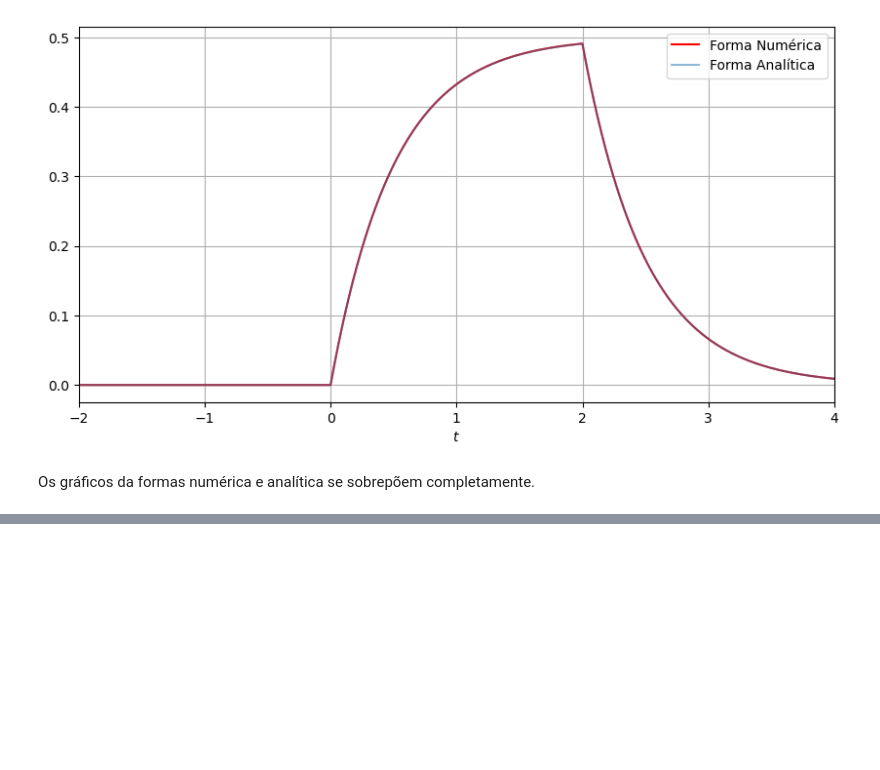
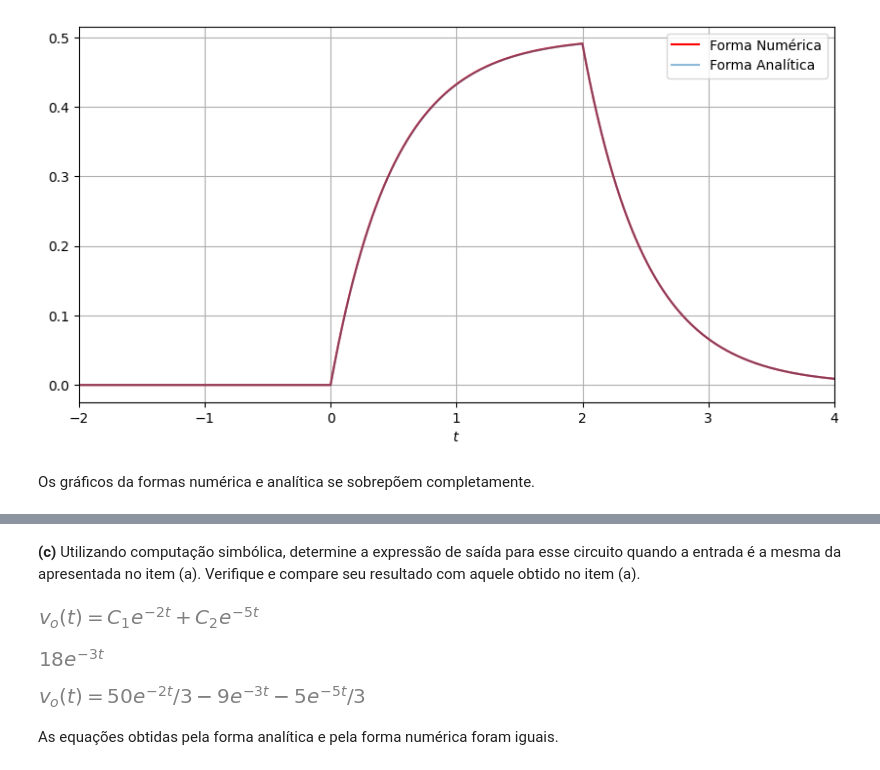
Before and after one commit to eltonlima01/signals-and-systems, a Jupyter notebook: 1st-Computational-Assignment/main.ipynb, the cells around one changed output, grey strips where cells are left out. Drawn from its saved outputs; the diff is of its cells as text; code cells hidden in the pictures; blank space fills up the shorter version.

```diff
--- a/1st-Computational-Assignment/main.ipynb
+++ b/1st-Computational-Assignment/main.ipynb
@@ -271,0 +354,33 @@ Os gráficos da formas numérica e analítica se sobrepõem completamente.
+# %% [markdown]
+**(c)** Utilizando computação simbólica, determine a expressão de saída para esse circuito quando a entrada é a mesma da apresentada no item (a). Verifique e compare seu resultado com aquele obtido no item (a).
+# %%
+import sympy as sp
+
+sp.init_printing ()
+
+t = sp.symbols ('t')
+v_o = sp.Function ('v_o')
+v_i = 6 * sp.exp (-3 * t)
+
+y_n = sp.diff (v_o (t), t, t) + (7 * sp.diff (v_o (t), t)) + (10 * v_o (t))
+#print (sp.dsolve (y_n).expand ())
+display (sp.dsolve (y_n).expand ())
+
+y_f = sp.diff (v_i, t) + (6 * v_i)
+#print (y_f)
+display (y_f)
+
+y = sp.Eq (y_n, y_f)
+
+initial_condition = {
+    v_o (t).subs (t, 0):6,
+    v_o (t).diff (t).subs (t, 0):2
+}
+
+sp.dsolve (y, ics = initial_condition).expand ()
+# %% [output]
+[figure, added]
+[figure, added]
+[figure, added]
+# %% [markdown]
+As equações obtidas pela forma analítica e pela forma numérica foram iguais.
```
Also changed, not shown: parts of 5 cells of this notebook.
